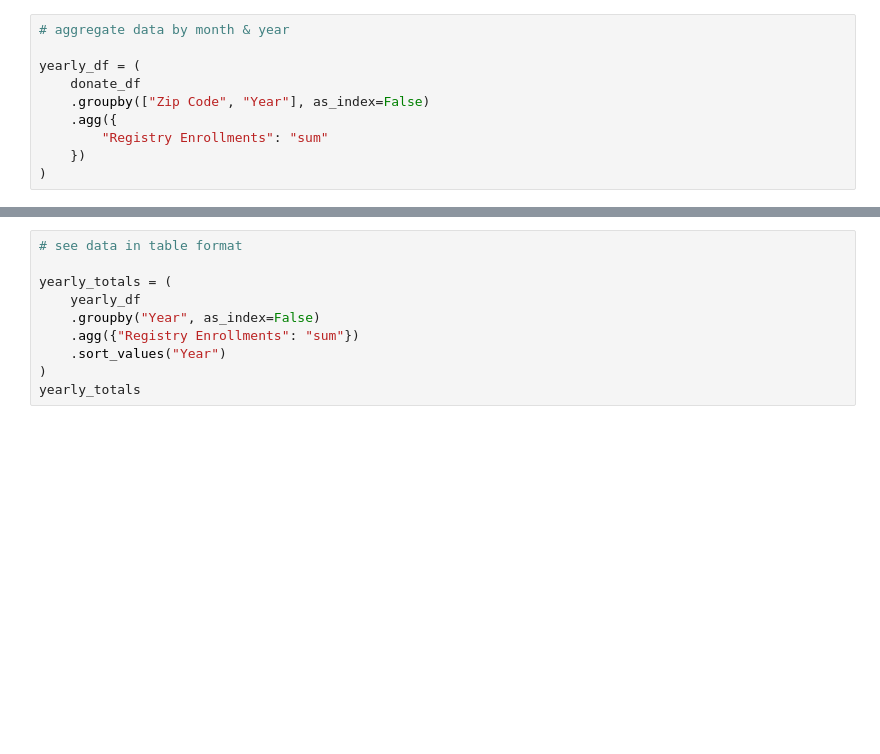
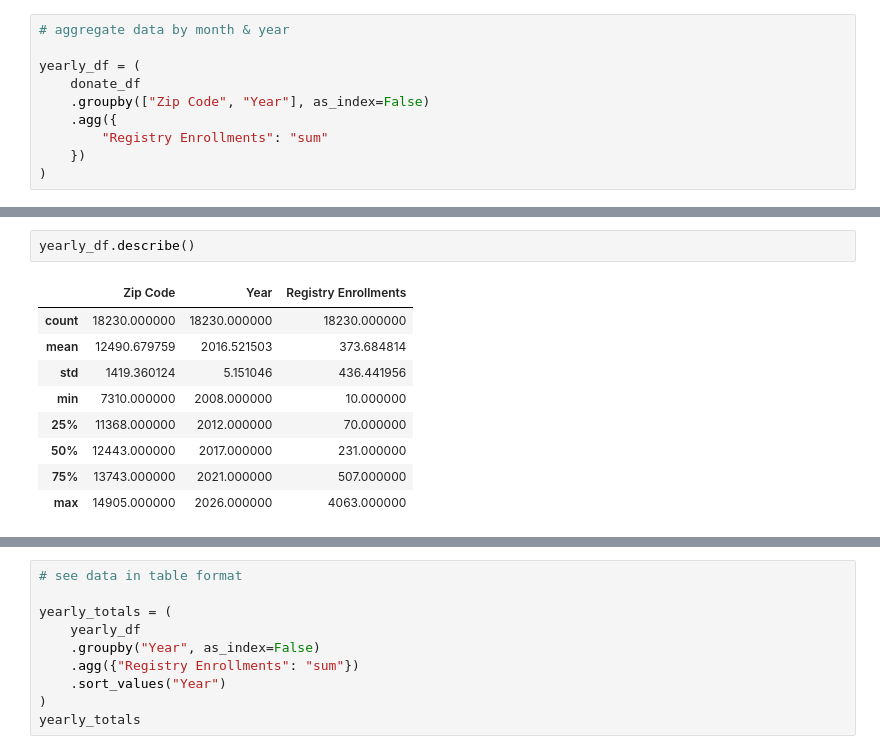
Before and after one commit to slp22/nys_donate_life, a Jupyter notebook: NYS Donate Life_start.ipynb, the cells around one changed output, grey strips where cells are left out. Cells and saved outputs as stored; diff of their text form; blank space fills up the shorter version.

```diff
--- a/NYS Donate Life_start.ipynb
+++ b/NYS Donate Life_start.ipynb
@@ -225,0 +144,12 @@ plt.show()
+# %%
+yearly_df.describe()
+# %% [output]
+|  | Zip Code | Year | Registry Enrollments |
+| count | 18230.000000 | 18230.000000 | 18230.000000 |
+| mean | 12490.679759 | 2016.521503 | 373.684814 |
+| std | 1419.360124 | 5.151046 | 436.441956 |
+| min | 7310.000000 | 2008.000000 | 10.000000 |
+| 25% | 11368.000000 | 2012.000000 | 70.000000 |
+| 50% | 12443.000000 | 2017.000000 | 231.000000 |
+| 75% | 13743.000000 | 2021.000000 | 507.000000 |
+| max | 14905.000000 | 2026.000000 | 4063.000000 |
```
Also changed, not shown: parts of 22 cells of this notebook.
